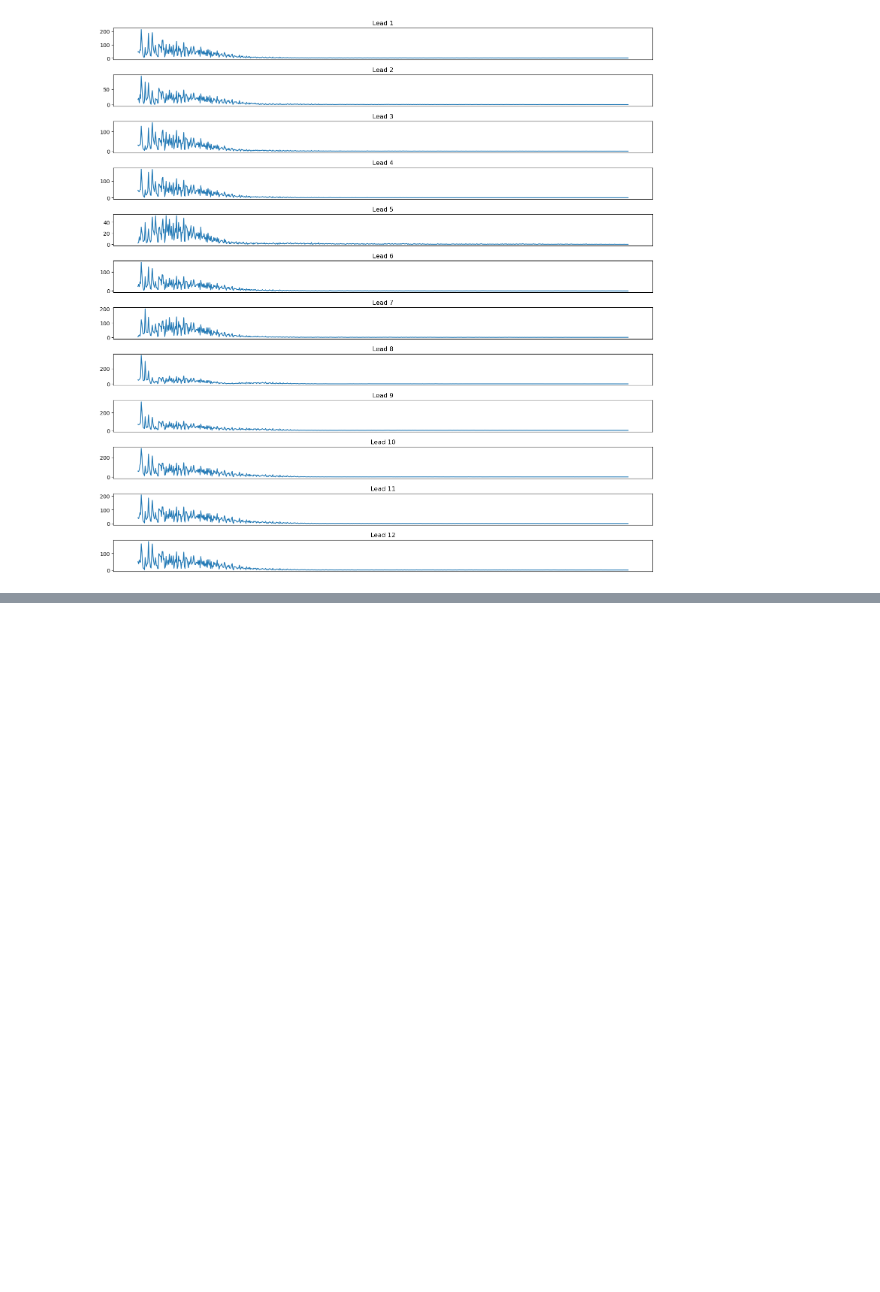
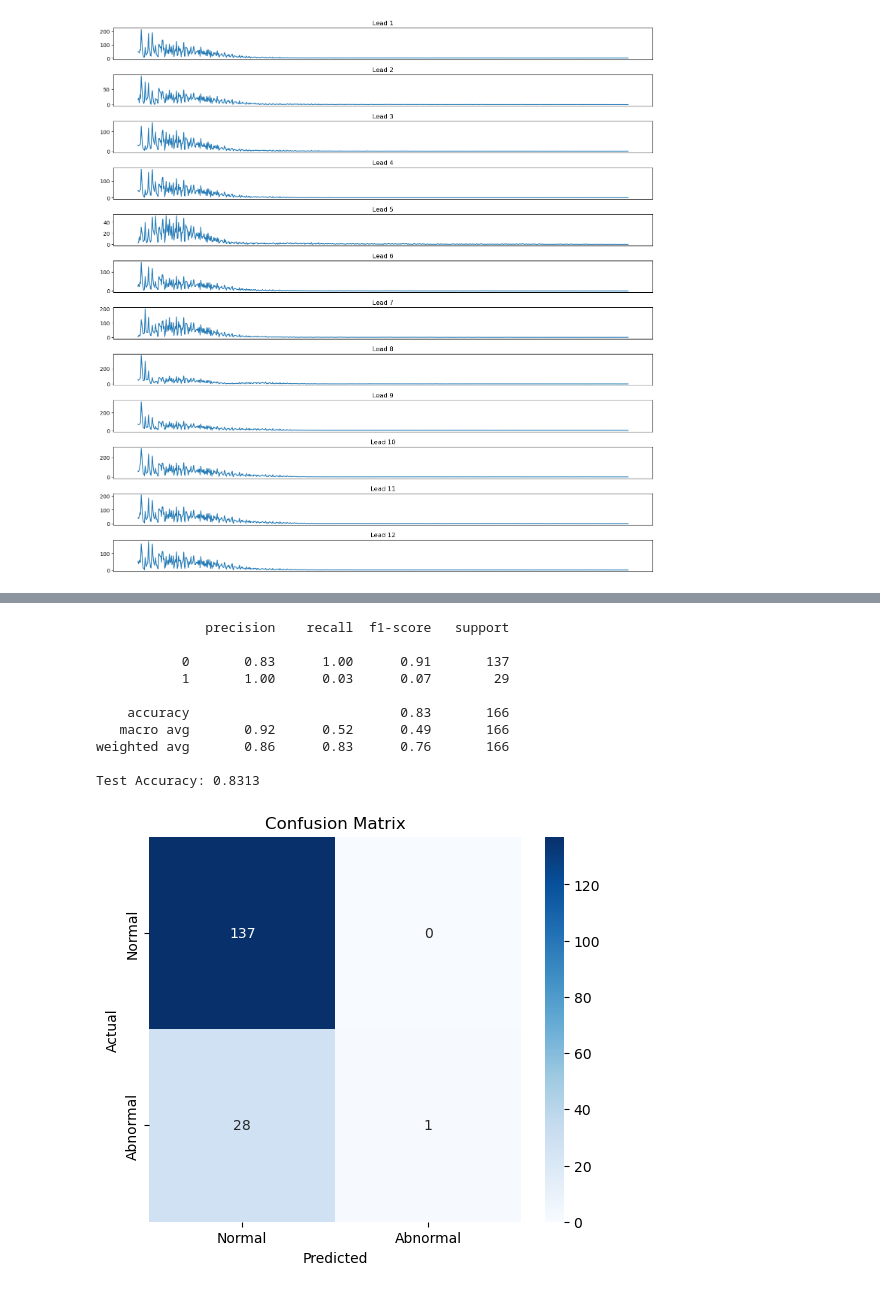
Before and after one commit to A-Bosselaar/TM10007-Machine-Learning-assignment, a Jupyter notebook: assignment_ecg.ipynb, the cells around one changed output, grey strips where cells are left out. Cells and saved outputs as stored; diff of their text form; code cells hidden in the pictures; blank space fills up the shorter version.

```diff
--- a/assignment_ecg.ipynb
+++ b/assignment_ecg.ipynb
@@ -51,6 +51,11 @@ plt.show()
 [figure]
 [figure]
 # %%
+import matplotlib.pyplot as plt
+
+# Select the first row (single ECG waveform)
+sample_ecg = data.iloc[0, :-1]  # Exclude index and label
+
 num_leads = 12
 lead_size = 750
 
@@ -76,0 +375,37 @@ plt.show()
+# %%
+### Train Random Forest With Selected Features ###
+X_train_ga = X_train_scaled[:, selected_features]
+X_test_ga = X_test_scaled[:, selected_features]
+
+model = RandomForestClassifier(random_state=42)
+model.fit(X_train_ga, y_train)
+
+# Predict on test data
+y_pred_ga = model.predict(X_test_ga)
+
+# Compute confusion matrix
+cm = confusion_matrix(y_test, y_pred_ga)
+acc = accuracy_score(y_test, y_pred_ga)
+print(classification_report(y_test, y_pred_ga))
+
+print(f"Test Accuracy: {acc:.4f}")
+
+# Plot confusion matrix
+plt.figure(figsize=(6, 5))
+sns.heatmap(cm, annot=True, fmt='d', cmap='Blues', xticklabels=["Normal", "Abnormal"], yticklabels=["Normal", "Abnormal"])
+plt.xlabel("Predicted")
+plt.ylabel("Actual")
+plt.title("Confusion Matrix")
+plt.show()
+# %% [output]
+              precision    recall  f1-score   support
+
+           0       0.83      1.00      0.91       137
+           1       1.00      0.03      0.07        29
+
+    accuracy                           0.83       166
+   macro avg       0.92      0.52      0.49       166
+weighted avg       0.86      0.83      0.76       166
+
+Test Accuracy: 0.8313
+[figure, added]
```
Also changed, not shown: parts of 5 cells of this notebook, 1 other file.
